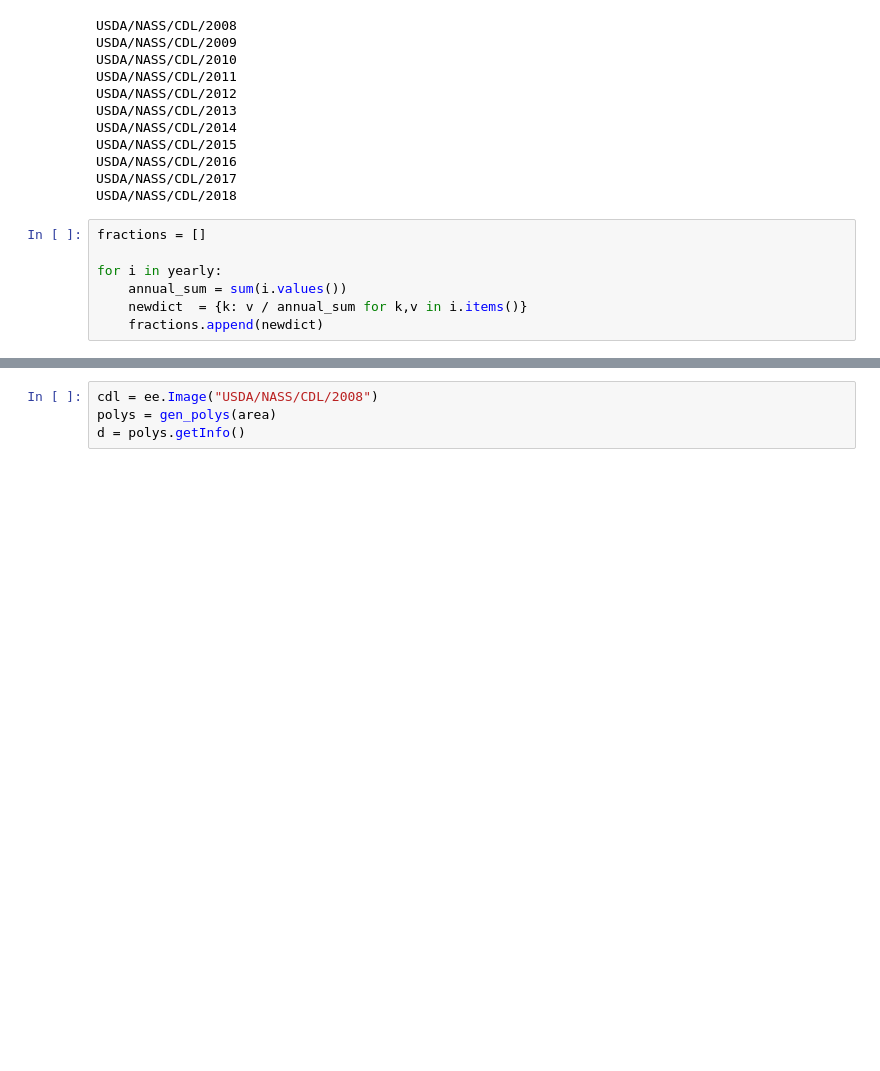
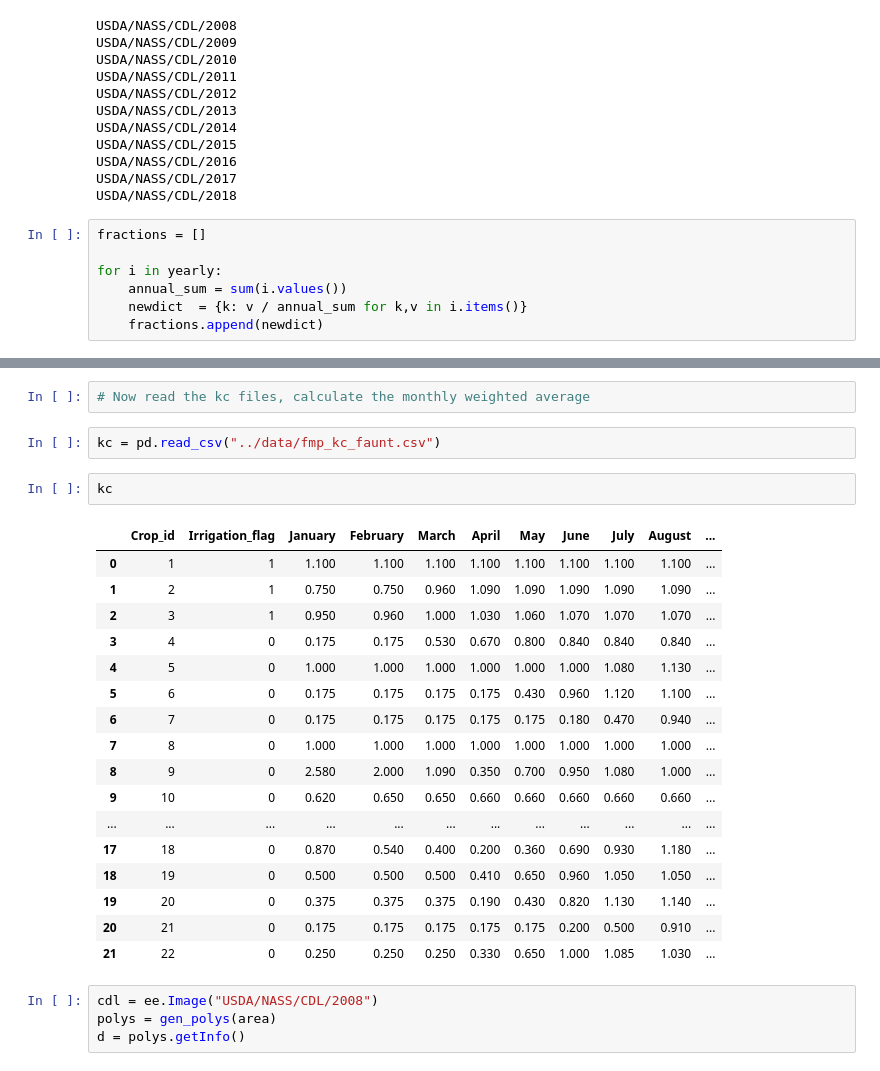
Before and after one commit to kashingtonDC/cvwbm, a Jupyter notebook: code/CDL_kc.ipynb, the cells around one changed output, grey strips where cells are left out. Saved outputs shown, nothing was run; the diff lists cells and outputs as text; blank space fills up the shorter version.

```diff
--- a/code/CDL_kc.ipynb
+++ b/code/CDL_kc.ipynb
@@ -257,3 +363,27 @@ cdl2f =
+# %%
+# Now read the kc files, calculate the monthly weighted average
+# %%
+kc = pd.read_csv("../data/fmp_kc_faunt.csv")
+# %%
+kc
+# %% [output]
+|  | Crop_id | Irrigation_flag | January | February | March | April | May | June | July | August | ... |
+| 0 | 1 | 1 | 1.100 | 1.100 | 1.100 | 1.100 | 1.100 | 1.100 | 1.100 | 1.100 | ... |
+| 1 | 2 | 1 | 0.750 | 0.750 | 0.960 | 1.090 | 1.090 | 1.090 | 1.090 | 1.090 | ... |
+| 2 | 3 | 1 | 0.950 | 0.960 | 1.000 | 1.030 | 1.060 | 1.070 | 1.070 | 1.070 | ... |
+| 3 | 4 | 0 | 0.175 | 0.175 | 0.530 | 0.670 | 0.800 | 0.840 | 0.840 | 0.840 | ... |
+| 4 | 5 | 0 | 1.000 | 1.000 | 1.000 | 1.000 | 1.000 | 1.000 | 1.080 | 1.130 | ... |
+| 5 | 6 | 0 | 0.175 | 0.175 | 0.175 | 0.175 | 0.430 | 0.960 | 1.120 | 1.100 | ... |
+| 6 | 7 | 0 | 0.175 | 0.175 | 0.175 | 0.175 | 0.175 | 0.180 | 0.470 | 0.940 | ... |
+| 7 | 8 | 0 | 1.000 | 1.000 | 1.000 | 1.000 | 1.000 | 1.000 | 1.000 | 1.000 | ... |
+| 8 | 9 | 0 | 2.580 | 2.000 | 1.090 | 0.350 | 0.700 | 0.950 | 1.080 | 1.000 | ... |
+| 9 | 10 | 0 | 0.620 | 0.650 | 0.650 | 0.660 | 0.660 | 0.660 | 0.660 | 0.660 | ... |
+| ... | ... | ... | ... | ... | ... | ... | ... | ... | ... | ... | ... |
+| 17 | 18 | 0 | 0.870 | 0.540 | 0.400 | 0.200 | 0.360 | 0.690 | 0.930 | 1.180 | ... |
+| 18 | 19 | 0 | 0.500 | 0.500 | 0.500 | 0.410 | 0.650 | 0.960 | 1.050 | 1.050 | ... |
+| 19 | 20 | 0 | 0.375 | 0.375 | 0.375 | 0.190 | 0.430 | 0.820 | 1.130 | 1.140 | ... |
+| 20 | 21 | 0 | 0.175 | 0.175 | 0.175 | 0.175 | 0.175 | 0.200 | 0.500 | 0.910 | ... |
+| 21 | 22 | 0 | 0.250 | 0.250 | 0.250 | 0.330 | 0.650 | 1.000 | 1.085 | 1.030 | ... |
 # %%
 cdl = ee.Image("USDA/NASS/CDL/2008")
 polys = gen_polys(area)
```
Also changed, not shown: parts of 8 cells of this notebook.
